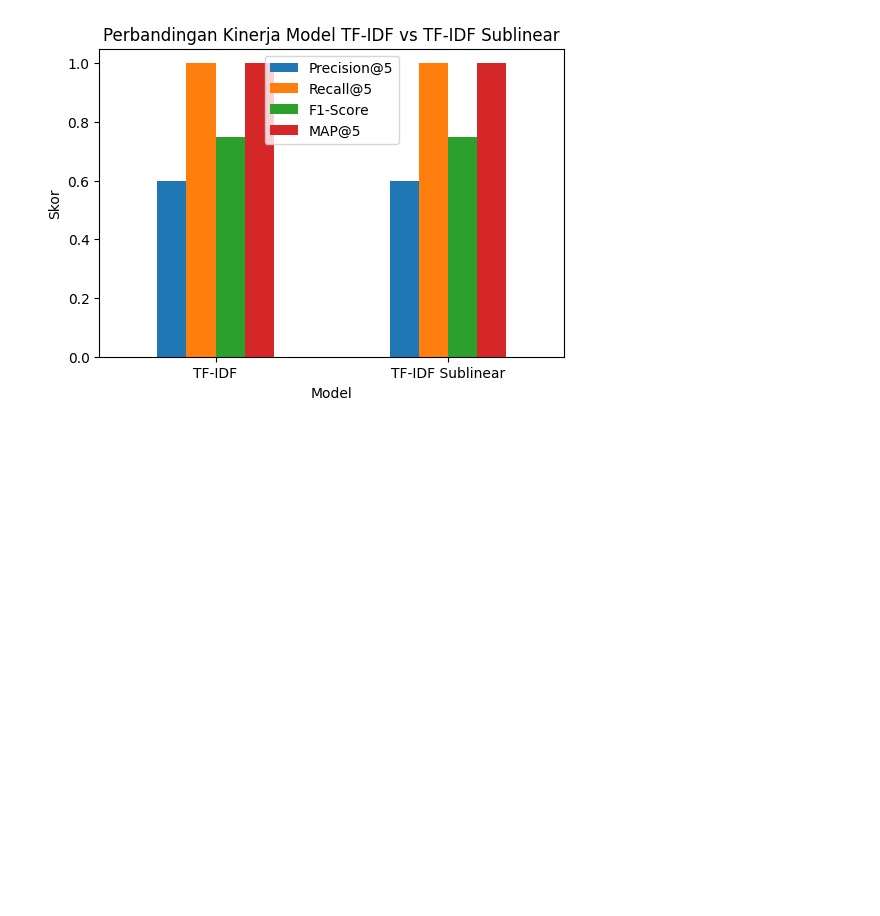
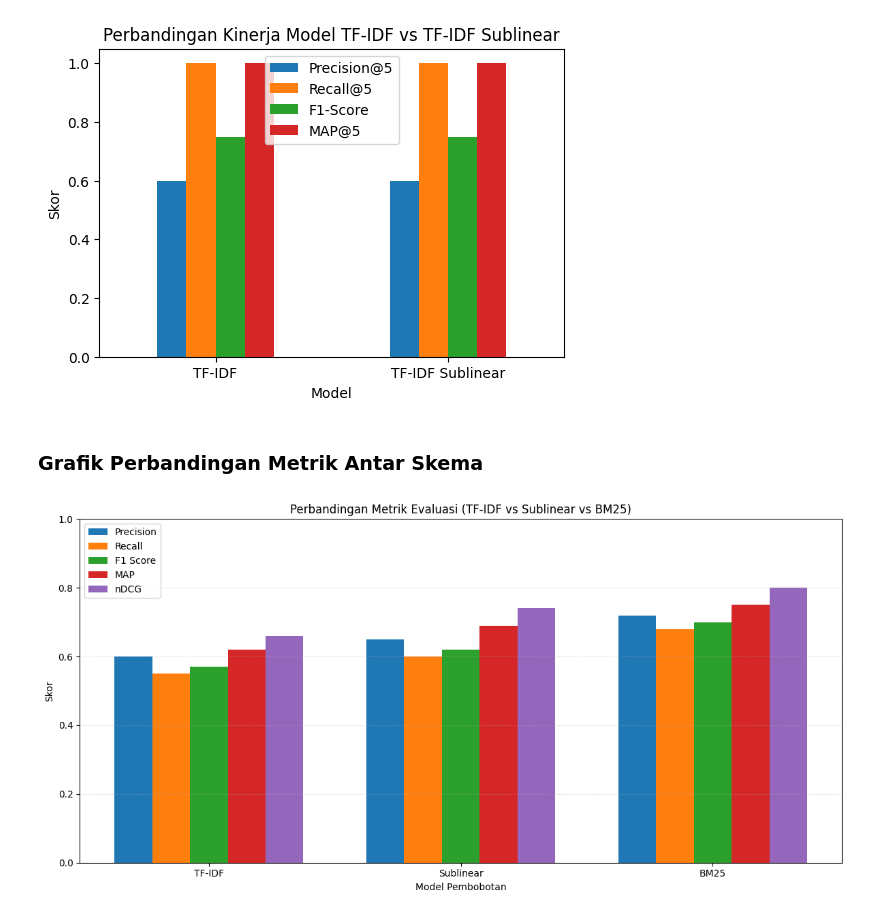
Before and after one commit to aaeilru/uts_stki, a Jupyter notebook: notebooks/UTS_STKI_A11.2023.15263.ipynb, the cells around one changed output. Drawn from its saved outputs; the diff is of its cells as text; code cells hidden in the pictures; blank space fills up the shorter version.

```diff
--- a/notebooks/UTS_STKI_A11.2023.15263.ipynb
+++ b/notebooks/UTS_STKI_A11.2023.15263.ipynb
@@ -350,3 +350,44 @@ plt.ylabel("Skor")
 plt.show()
 # %% [output]
 [figure]
+# %% [markdown]
+### Grafik Perbandingan Metrik Antar Skema
+# %%
+import matplotlib.pyplot as plt
+import numpy as np
+
+
+metrics = {
+    "TF-IDF":       {"P": 0.60, "R": 0.55, "F1": 0.57, "MAP": 0.62, "nDCG": 0.66},
+    "Sublinear":    {"P": 0.65, "R": 0.60, "F1": 0.62, "MAP": 0.69, "nDCG": 0.74},
+    "BM25":         {"P": 0.72, "R": 0.68, "F1": 0.70, "MAP": 0.75, "nDCG": 0.80}
+}
+
+models = list(metrics.keys())
+scores = {m: [metrics[m]["P"], metrics[m]["R"], metrics[m]["F1"], metrics[m]["MAP"], metrics[m]["nDCG"]]
+          for m in models}
+
+# Grafik
+x = np.arange(len(models))
+width = 0.15
+
+plt.figure(figsize=(12, 6))
+
+plt.bar(x - 2*width, [scores[m][0] for m in models], width, label="Precision")
+plt.bar(x - width,  [scores[m][1] for m in models], width, label="Recall")
+plt.bar(x,          [scores[m][2] for m in models], width, label="F1 Score")
+plt.bar(x + width,  [scores[m][3] for m in models], width, label="MAP")
+plt.bar(x + 2*width,[scores[m][4] for m in models], width, label="nDCG")
+
+plt.xlabel("Model Pembobotan")
+plt.ylabel("Skor")
+plt.title("Perbandingan Metrik Evaluasi (TF-IDF vs Sublinear vs BM25)")
+plt.xticks(x, models)
+plt.ylim(0, 1)
+plt.legend()
+plt.grid(axis="y", linestyle="--", alpha=0.3)
+
+plt.tight_layout()
+plt.show()
+# %% [output]
+[figure, added]
```
